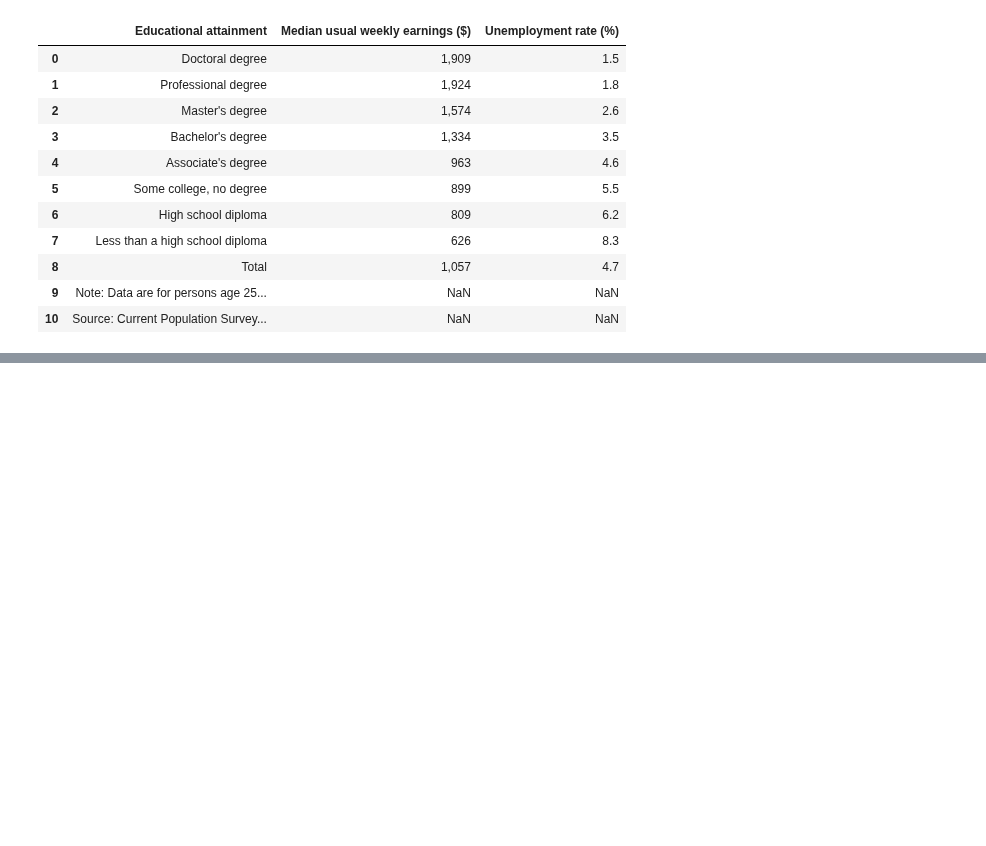
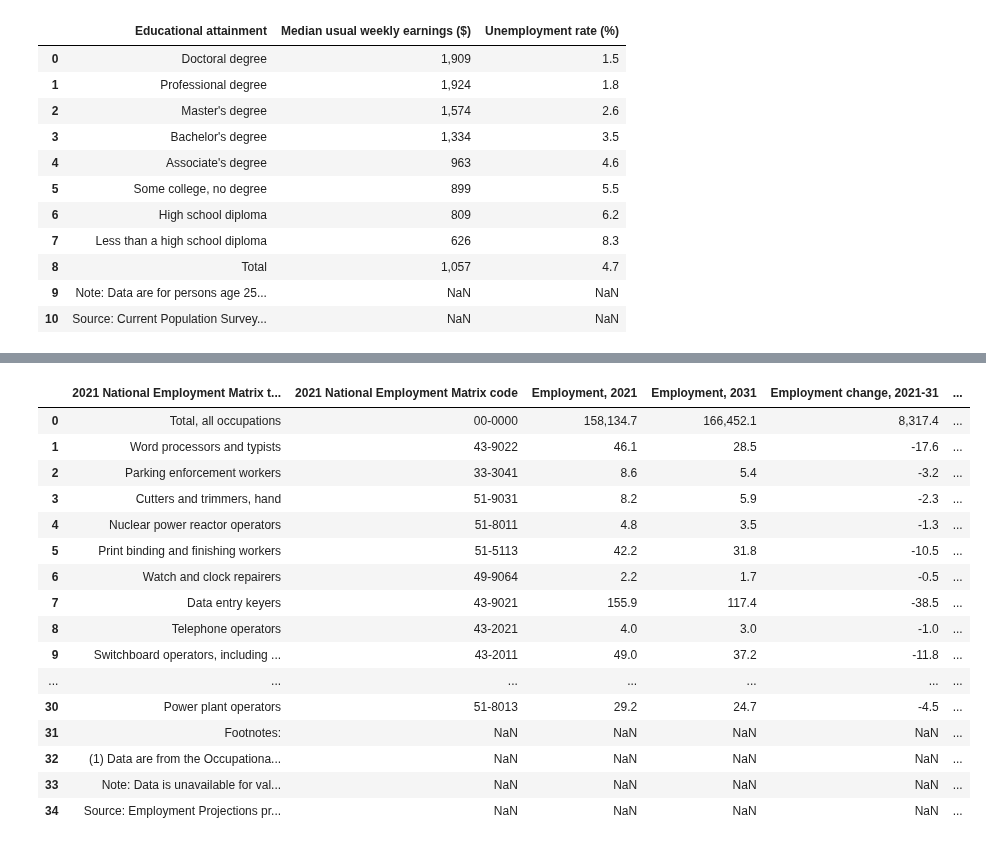
Before and after one commit to sberberian/Beer-Characteristics-Profiling, a Jupyter notebook: exploratory_analysis.ipynb, the cells around one changed output, grey strips where cells are left out. Cells and saved outputs as stored; diff of their text form; code cells hidden in the pictures; blank space fills up the shorter version.

```diff
--- a/exploratory_analysis.ipynb
+++ b/exploratory_analysis.ipynb
@@ -128,0 +191,24 @@ unemployment_earnings_df
+# %%
+# Fastest declining occupations, 2021 and projected 2031 (Numbers in thousands)
+file_to_load = os.path.join("Resources", "occupation_decline.csv")
+occ_decline_df = pd.read_csv(file_to_load, encoding='latin-1', skiprows = 1)
+
+occ_decline_df
+# %% [output]
+|  | 2021 National Employment Matrix t... | 2021 National Employment Matrix code | Employment, 2021 | Employment, 2031 | Employment change, 2021-31 | ... |
+| 0 | Total, all occupations | 00-0000 | 158,134.7 | 166,452.1 | 8,317.4 | ... |
+| 1 | Word processors and typists | 43-9022 | 46.1 | 28.5 | -17.6 | ... |
+| 2 | Parking enforcement workers | 33-3041 | 8.6 | 5.4 | -3.2 | ... |
+| 3 | Cutters and trimmers, hand | 51-9031 | 8.2 | 5.9 | -2.3 | ... |
+| 4 | Nuclear power reactor operators | 51-8011 | 4.8 | 3.5 | -1.3 | ... |
+| 5 | Print binding and finishing workers | 51-5113 | 42.2 | 31.8 | -10.5 | ... |
+| 6 | Watch and clock repairers | 49-9064 | 2.2 | 1.7 | -0.5 | ... |
+| 7 | Data entry keyers | 43-9021 | 155.9 | 117.4 | -38.5 | ... |
+| 8 | Telephone operators | 43-2021 | 4.0 | 3.0 | -1.0 | ... |
+| 9 | Switchboard operators, including ... | 43-2011 | 49.0 | 37.2 | -11.8 | ... |
+| ... | ... | ... | ... | ... | ... | ... |
+| 30 | Power plant operators | 51-8013 | 29.2 | 24.7 | -4.5 | ... |
+| 31 | Footnotes: | NaN | NaN | NaN | NaN | ... |
+| 32 | (1) Data are from the Occupationa... | NaN | NaN | NaN | NaN | ... |
+| 33 | Note: Data is unavailable for val... | NaN | NaN | NaN | NaN | ... |
+| 34 | Source: Employment Projections pr... | NaN | NaN | NaN | NaN | ... |
```
Also changed, not shown: parts of 14 cells of this notebook, 3 other files.
